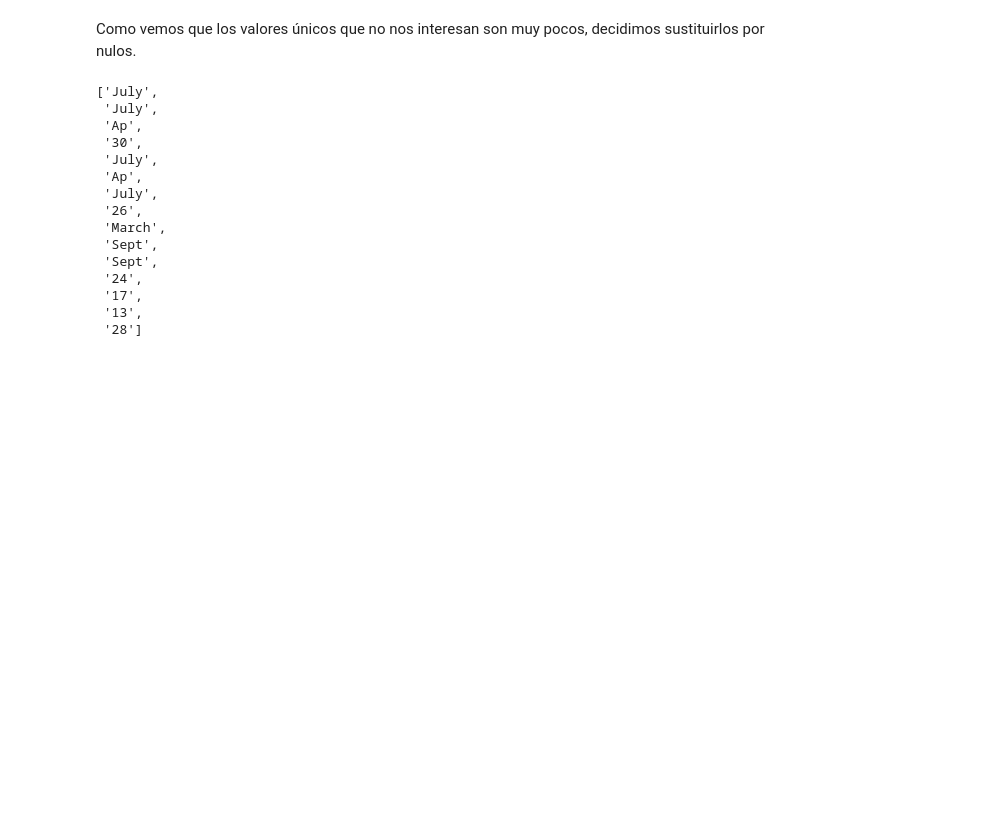
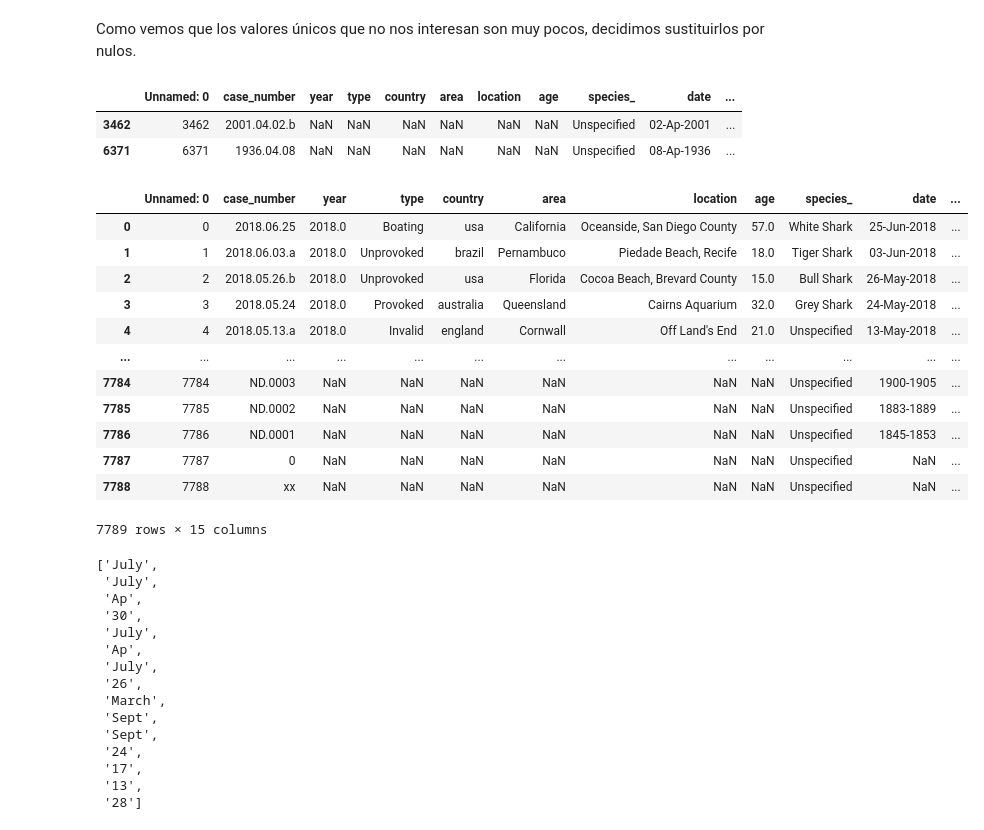
Before and after one commit to Adalab/DA_PromoC_modulo2_sprint2_Mari_y_Mina, a Jupyter notebook: EDA/pair_EDA_3.ipynb, the cells around one changed output. Saved outputs shown, nothing was run; the diff lists cells and outputs as text; code cells hidden in the pictures; blank space fills up the shorter version.

```diff
--- a/EDA/pair_EDA_3.ipynb
+++ b/EDA/pair_EDA_3.ipynb
@@ -189,6 +187,28 @@ Feb      356
 Name: mes, dtype: int64
 # %% [markdown]
 Como vemos que los valores únicos que no nos interesan son muy pocos, decidimos sustituirlos por nulos.
+# %%
+df[df["mes"]=="Ap"]
+# %% [output]
+|  | Unnamed: 0 | case_number | year | type | country | area | location | age | species_ | date | ... |
+| 3462 | 3462 | 2001.04.02.b | NaN | NaN | NaN | NaN | NaN | NaN | Unspecified | 02-Ap-2001 | ... |
+| 6371 | 6371 | 1936.04.08 | NaN | NaN | NaN | NaN | NaN | NaN | Unspecified | 08-Ap-1936 | ... |
+# %%
+df
+# %% [output]
+|  | Unnamed: 0 | case_number | year | type | country | area | location | age | species_ | date | ... |
+| 0 | 0 | 2018.06.25 | 2018.0 | Boating | usa | California | Oceanside, San Diego County | 57.0 | White Shark | 25-Jun-2018 | ... |
+| 1 | 1 | 2018.06.03.a | 2018.0 | Unprovoked | brazil | Pernambuco | Piedade Beach, Recife | 18.0 | Tiger Shark | 03-Jun-2018 | ... |
+| 2 | 2 | 2018.05.26.b | 2018.0 | Unprovoked | usa | Florida | Cocoa Beach, Brevard County | 15.0 | Bull Shark | 26-May-2018 | ... |
+| 3 | 3 | 2018.05.24 | 2018.0 | Provoked | australia | Queensland | Cairns Aquarium | 32.0 | Grey Shark | 24-May-2018 | ... |
+| 4 | 4 | 2018.05.13.a | 2018.0 | Invalid | england | Cornwall | Off Land's End | 21.0 | Unspecified | 13-May-2018 | ... |
+| ... | ... | ... | ... | ... | ... | ... | ... | ... | ... | ... | ... |
+| 7784 | 7784 | ND.0003 | NaN | NaN | NaN | NaN | NaN | NaN | Unspecified | 1900-1905 | ... |
+| 7785 | 7785 | ND.0002 | NaN | NaN | NaN | NaN | NaN | NaN | Unspecified | 1883-1889 | ... |
+| 7786 | 7786 | ND.0001 | NaN | NaN | NaN | NaN | NaN | NaN | Unspecified | 1845-1853 | ... |
+| 7787 | 7787 | 0 | NaN | NaN | NaN | NaN | NaN | NaN | Unspecified | NaN | ... |
+| 7788 | 7788 | xx | NaN | NaN | NaN | NaN | NaN | NaN | Unspecified | NaN | ... |
+7789 rows × 15 columns
 # %%
 lista_sucios = []
 meses = ["Jan", "Feb", "Mar", "Apr", "May", "Jun", "Jul", "Aug", "Sep", "Oct", "Nov", "Dec", np.nan]
```
Also changed, not shown: parts of 9 cells of this notebook, 9 other files.
